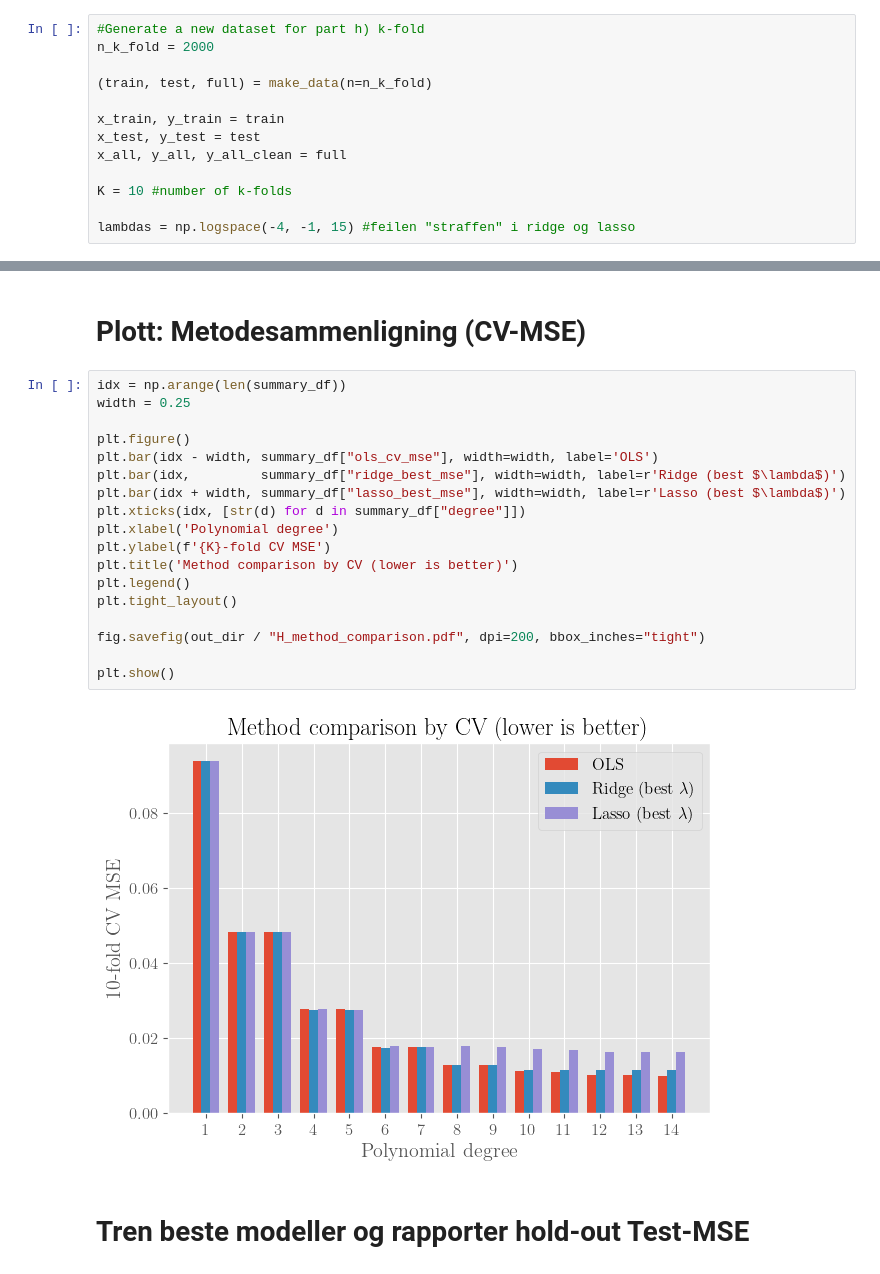
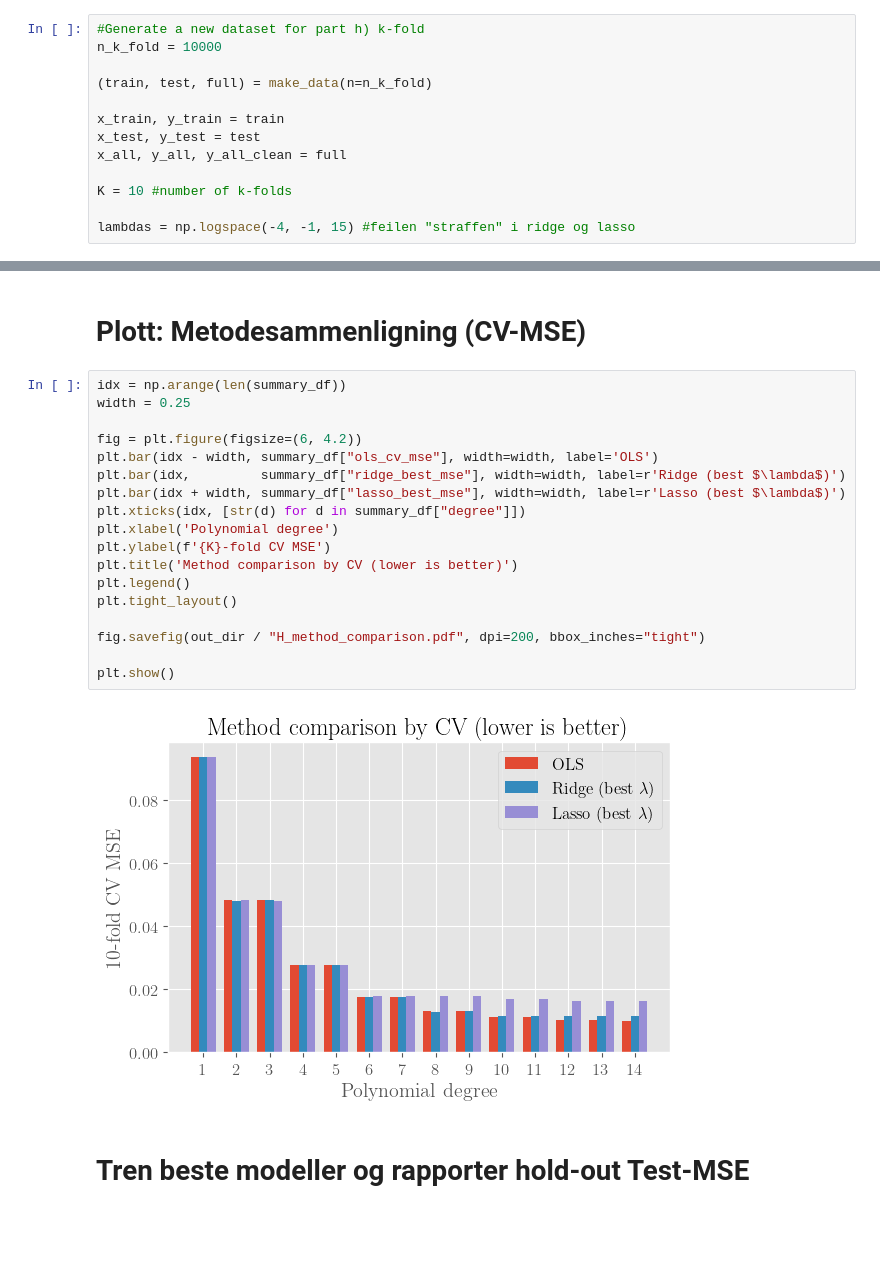
Before and after one commit to kjes4pres/Project_1_FYSSTK, a Jupyter notebook: Code/g_and_h.ipynb, the cells around one changed output, grey strips where cells are left out. Saved outputs shown, nothing was run; the diff lists cells and outputs as text; blank space fills up the shorter version.

```diff
--- a/Code/g_and_h.ipynb
+++ b/Code/g_and_h.ipynb
@@ -169,7 +169,7 @@ plt.show()
 # Part h: k-fold CV for OLS – MSE vs degree
 # %%
 #Generate a new dataset for part h) k-fold
-n_k_fold = 2000
+n_k_fold = 10000
 
 (train, test, full) = make_data(n=n_k_fold)
 
@@ -407,23 +407,23 @@ summary_df
 # %%
 idx = np.arange(len(summary_df))
 width = 0.25
 
-plt.figure()
+fig = plt.figure(figsize=(6, 4.2))
 plt.bar(idx - width, summary_df["ols_cv_mse"], width=width, label='OLS')
 plt.bar(idx,         summary_df["ridge_best_mse"], width=width, label=r'Ridge (best $\lambda$)')
 plt.bar(idx + width, summary_df["lasso_best_mse"], width=width, label=r'Lasso (best $\lambda$)')
 plt.xticks(idx, [str(d) for d in summary_df["degree"]])
 plt.xlabel('Polynomial degree')
 plt.ylabel(f'{K}-fold CV MSE')
 plt.title('Method comparison by CV (lower is better)')
 plt.legend()
 plt.tight_layout()
 
 fig.savefig(out_dir / "H_method_comparison.pdf", dpi=200, bbox_inches="tight")
 
 plt.show()
 # %% [output]
-[figure, old version]
+[figure, new version]
 # %% [markdown]
 # Tren beste modeller og rapporter hold-out Test-MSE
 # %%
```
Also changed, not shown: parts of 3 cells of this notebook, 14 other files.
